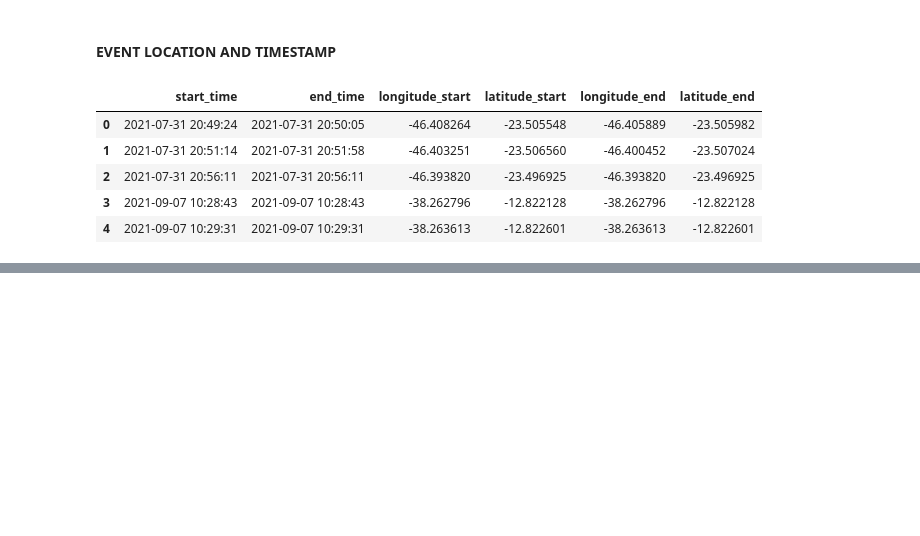
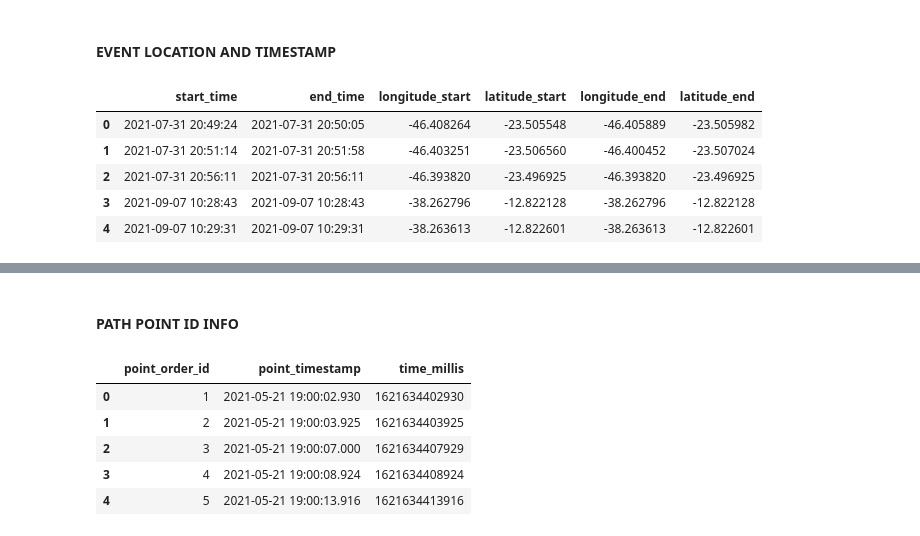
Before and after one commit to AlbertoSCF/location_data_analysis, a Jupyter notebook: DATA-EXPLORATION-0-zendrive_schema.ipynb, the cells around one changed output, grey strips where cells are left out. Saved outputs shown, nothing was run; the diff lists cells and outputs as text; code cells hidden in the pictures; blank space fills up the shorter version.

```diff
--- a/DATA-EXPLORATION-0-zendrive_schema.ipynb
+++ b/DATA-EXPLORATION-0-zendrive_schema.ipynb
@@ -384,0 +471,11 @@ trip_paths.head()
+# %% [markdown]
+#### PATH POINT ID INFO
+# %%
+trip_paths[['point_order_id', 'point_timestamp', 'time_millis']].head()
+# %% [output]
+|  | point_order_id | point_timestamp | time_millis |
+| 0 | 1 | 2021-05-21 19:00:02.930 | 1621634402930 |
+| 1 | 2 | 2021-05-21 19:00:03.925 | 1621634403925 |
+| 2 | 3 | 2021-05-21 19:00:07.000 | 1621634407929 |
+| 3 | 4 | 2021-05-21 19:00:08.924 | 1621634408924 |
+| 4 | 5 | 2021-05-21 19:00:13.916 | 1621634413916 |
```
Also changed, not shown: parts of 26 cells of this notebook, 1 other file.
